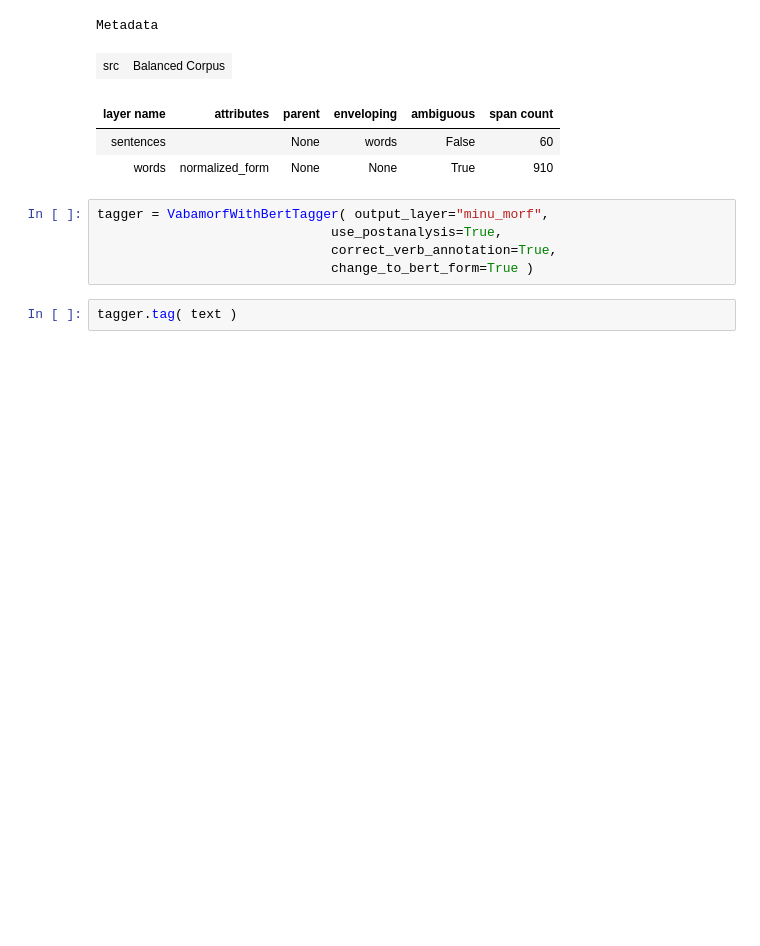
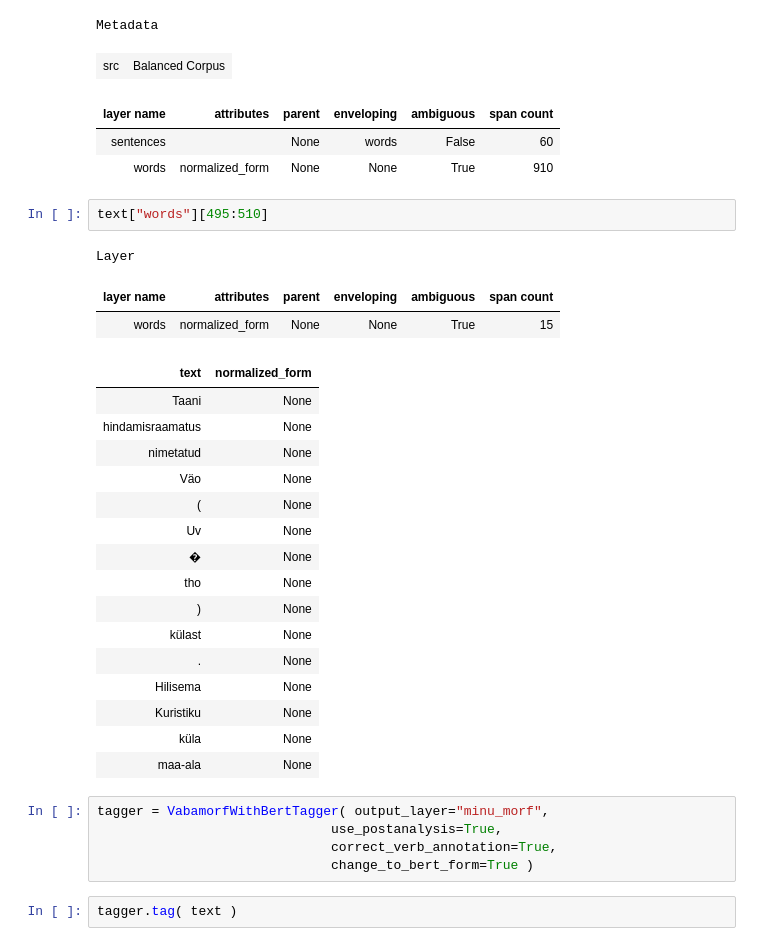
Before and after one commit to estnltk/estnltk-model-training, a Jupyter notebook: ud_morph_tools/eval_vabamorf_with_bert/VabamorfWithBertTagger_tagging_problem.ipynb, the cells around one changed output. Saved outputs shown, nothing was run; the diff lists cells and outputs as text; blank space fills up the shorter version.

```diff
--- a/ud_morph_tools/eval_vabamorf_with_bert/VabamorfWithBertTagger_tagging_problem.ipynb
+++ b/ud_morph_tools/eval_vabamorf_with_bert/VabamorfWithBertTagger_tagging_problem.ipynb
@@ -25,6 +29,28 @@ Metadata
 | layer name | attributes | parent | enveloping | ambiguous | span count |
 | sentences |  | None | words | False | 60 |
 | words | normalized_form | None | None | True | 910 |
+# %%
+text["words"][495:510]
+# %% [output]
+Layer
+| layer name | attributes | parent | enveloping | ambiguous | span count |
+| words | normalized_form | None | None | True | 15 |
+| text | normalized_form |
+| Taani | None |
+| hindamisraamatus | None |
+| nimetatud | None |
+| Väo | None |
+| ( | None |
+| Uv | None |
+| � | None |
+| tho | None |
+| ) | None |
+| külast | None |
+| . | None |
+| Hilisema | None |
+| Kuristiku | None |
+| küla | None |
+| maa-ala | None |
 # %%
 tagger = VabamorfWithBertTagger( output_layer="minu_morf",
                               use_postanalysis=True,
```
Also changed, not shown: parts of 5 cells of this notebook.
